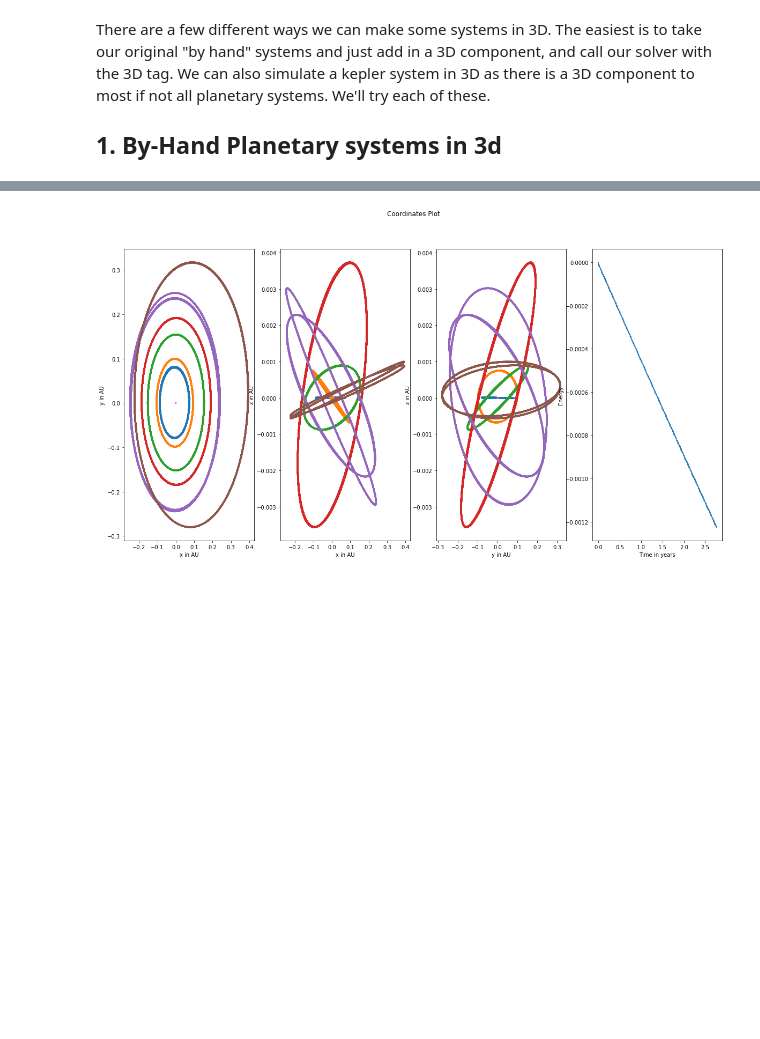
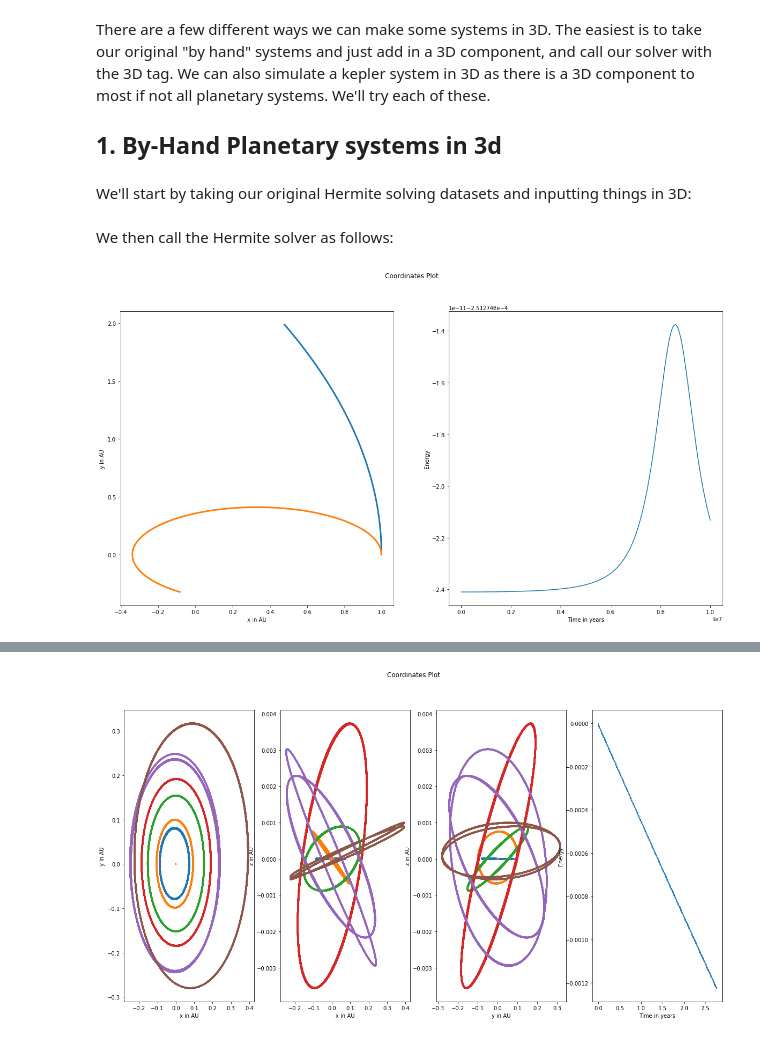
Before and after one commit to jnaiman/csci-p-14110, a Jupyter notebook: lesson05/_Part2_planetsIn3D_lesson05.ipynb, the cells around one changed output, grey strips where cells are left out. Drawn from its saved outputs; the diff is of its cells as text; code cells hidden in the pictures; blank space fills up the shorter version.

```diff
--- a/lesson05/_Part2_planetsIn3D_lesson05.ipynb
+++ b/lesson05/_Part2_planetsIn3D_lesson05.ipynb
@@ -12,3 +12,54 @@ import matplotlib.pyplot as plt
 There are a few different ways we can make some systems in 3D.  The easiest is to take our original "by hand" systems and just add in a 3D component, and call our solver with the 3D tag.  We can also simulate a kepler system in 3D as there is a 3D component to most if not all planetary systems.  We'll try each of these.
 
 ## 1. By-Hand Planetary systems in 3d
+# %% [markdown]
+We'll start by taking our original Hermite solving datasets and inputting things in 3D:
+# %%
+star_mass = 1.0 # stellar mass in Msun
+planet_masses = np.array( [1.0, 0.5] ) # planet masses in Mjupiter
+
+# [x,y,z] coords for each planet in AU
+# NOTE: no z-coords!  These will be set to zero later on
+#   if you make them non-zero
+planet_initial_position = np.array([ [1.0, 0.0, 1.0],
+                                     [1.0, 0.0, 0.0]])
+
+# planet's velocity at each position in km/s
+# NOTE: no z-velocities!  These will be set to zero later on
+#   if you make them non-zero
+planet_initial_velocity = np.array([ [0.0, 35,   0.0],
+                                     [0.0, 15.0, 15.0]])
+
+# note: this assumes that the star is at (0, 0, 0) and has zero
+#  initial velocity
+# %% [markdown]
+We then call the Hermite solver as follows:
+# %%
+from hermite_library import do_hermite
+r_h, v_h, t_h, e_h = do_hermite(star_mass,
+                                planet_masses,
+                                planet_initial_position,
+                                planet_initial_velocity,
+                               tfinal=1e7, Nsteps=8800,
+                               threeDee=True) # so sneaky, here the whole time!
+# %%
+# let's plot!
+fig, ax = plt.subplots(1, 2, figsize = (10*2, 10))
+fig.suptitle('Coordinates Plot')
+
+ax[0].set_xlabel('x in AU')
+ax[0].set_ylabel('y in AU')
+
+# recall:
+# r_h[NUMBER OF PARTICLES, NUMBER COORDINATES (X,Y,Z), NUMBER OF TIMESTEPS]
+for i in range(len(planet_masses)):
+    ax[0].plot(r_h[i,0,:], r_h[i,1,:], lw=3)
+
+ax[1].set_xlabel('Time in years')
+ax[1].set_ylabel('Energy')
+# re-norm energy
+ax[1].plot(t_h, e_h)
+
+plt.show()
+# %% [output]
+[figure, added]
```
Also changed, not shown: parts of 4 cells of this notebook, 22 other files.
